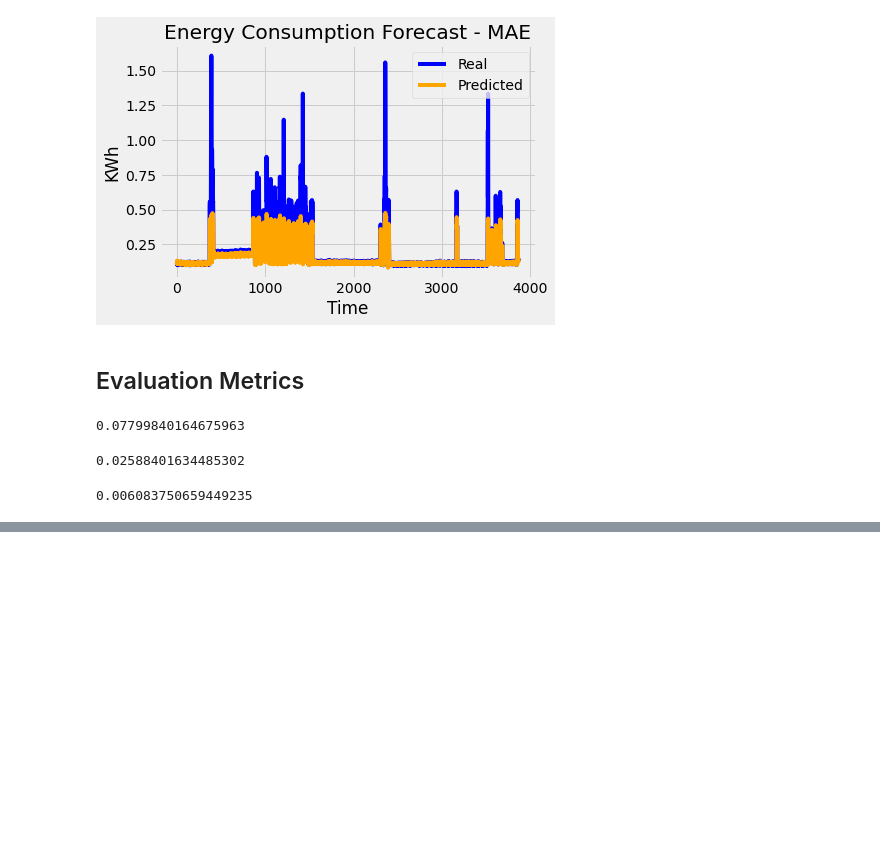
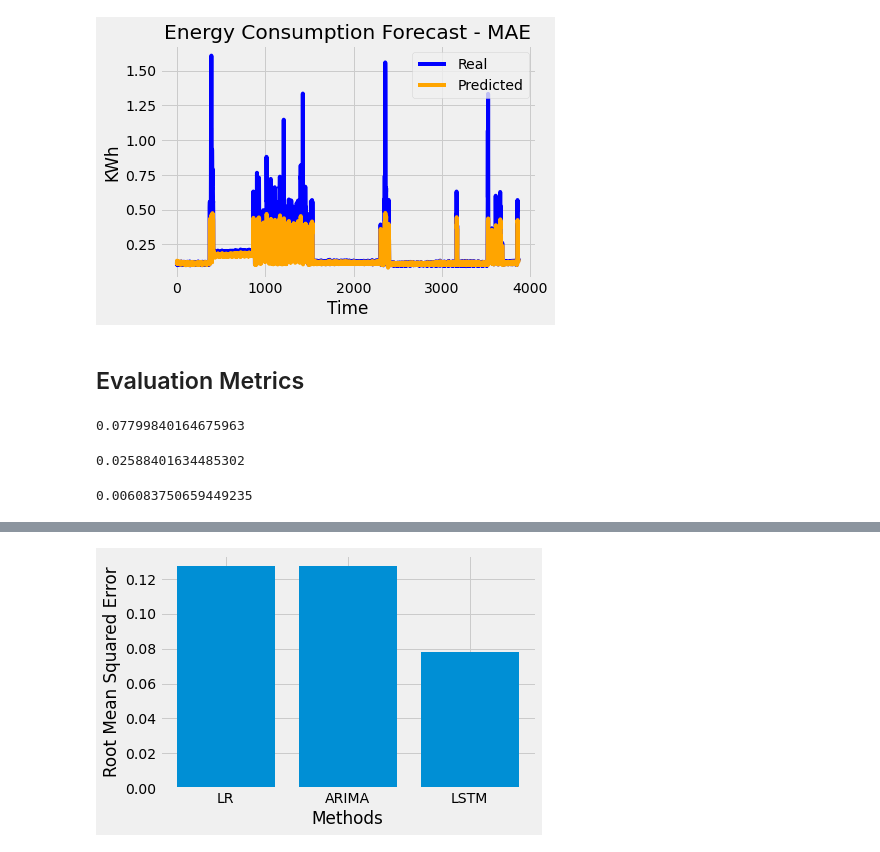
Before and after one commit to Pranav-20186017/dl_power_predict, a Jupyter notebook: energy_consumption_forecast_latest.ipynb, the cells around one changed output, grey strips where cells are left out. Cells and saved outputs as stored; diff of their text form; code cells hidden in the pictures; blank space fills up the shorter version.

```diff
--- a/energy_consumption_forecast_latest.ipynb
+++ b/energy_consumption_forecast_latest.ipynb
@@ -514,0 +548,7 @@ print(mse)
+# %%
+plt.bar(Algos,RMSE)
+plt.xlabel('Methods')
+plt.ylabel('Root Mean Squared Error')
+plt.show()
+# %% [output]
+[figure, added]
```
Also changed, not shown: parts of 8 cells of this notebook.
